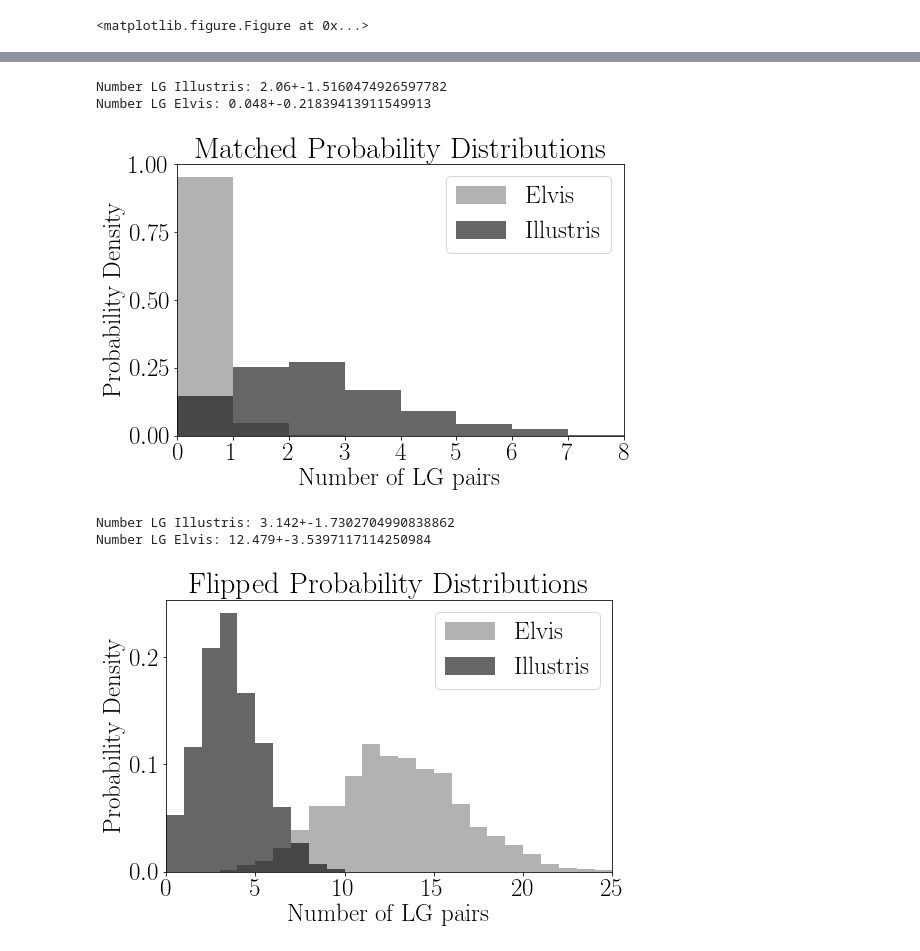
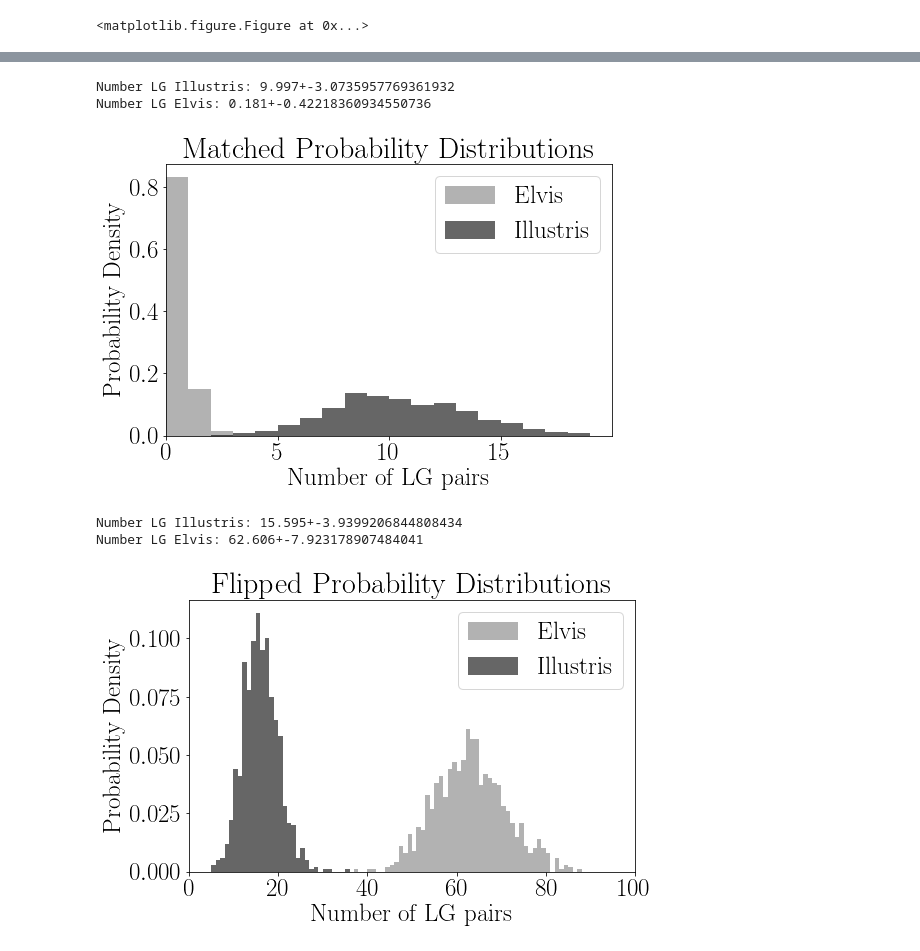
Before and after one commit to astroandes/SatelliteShapeLG, a Jupyter notebook: code/covariances.ipynb, the cells around one changed output, grey strips where cells are left out. Cells and saved outputs as stored; diff of their text form; code cells hidden in the pictures.

Commit message:
updated numbers

```diff
--- a/code/covariances.ipynb
+++ b/code/covariances.ipynb
@@ -302,37 +302,37 @@ def number_LG(sim_cov_M31, sim_mean_M31, sim_cov_MW, sim_mean_MW, obs_M31, obs_M
         n_out_swap[i] = n_LG_swap
     return {'n_LG': n_out, 'n_LG_swap': n_out_swap}
 # %%
-n_out_list_elvis_A = number_LG(cov_elvis_M31['covariance'], cov_elvis_M31['mean'],
+n_out_list_elvis = number_LG(cov_elvis_M31['covariance'], cov_elvis_M31['mean'],
              cov_elvis_MW['covariance'], cov_elvis_MW['mean'],
-             M31_obs['data_obs'], MW_obs['data_obs'], n_sample=10000)
-n_out_list_illustris_A = number_LG(cov_illustris_M31['covariance'], cov_illustris_M31['mean'],
+             M31_obs['data_obs'], MW_obs['data_obs'], n_sample=50000)
+n_out_list_illustris = number_LG(cov_illustris_M31['covariance'], cov_illustris_M31['mean'],
              cov_illustris_MW['covariance'], cov_illustris_MW['mean'],
-             M31_obs['data_obs'], MW_obs['data_obs'], n_sample=10000)
+             M31_obs['data_obs'], MW_obs['data_obs'], n_sample=50000)
 # %%
 plt.figure(figsize=(8,5))
 plt.rc('text', usetex=True,)
 plt.rc('font', family='serif', size=25)
 
-a = plt.hist(n_out_list_elvis_A['n_LG'], bins=np.arange(0,13,1),
+a = plt.hist(n_out_list_elvis['n_LG'], bins=np.arange(0,20,1),
              normed=True, label=r'Elvis', alpha=0.3, color='black')
 
-a = plt.hist(n_out_list_illustris_A['n_LG'], bins=np.arange(0,13,1),
+a = plt.hist(n_out_list_illustris['n_LG'], bins=np.arange(0,20,1),
              normed=True, label=r'Illustris', alpha=0.6, color='black')
 
 plt.legend()
 plt.xlabel('Number of LG pairs')
 plt.ylabel('Probability Density')
-a = plt.xticks(np.arange(0,14,1))
-plt.xlim([0,8])
+a = plt.xticks(np.arange(0,20,5))
+plt.xlim([0,20])
 plt.title("Matched Probability Distributions")
 
-#filename = "../paper/expected_numbers.pdf"
-#plt.savefig(filename, bbox_inches='tight')
-print("Number LG Illustris: {}+-{}".format(np.mean(n_out_list_illustris_A['n_LG']),
-                                           np.std(n_out_list_illustris_A['n_LG'])))
-print("Number LG Elvis: {}+-{}".format(np.mean(n_out_list_elvis_A['n_LG']),
-                                           np.std(n_out_list_elvis_A['n_LG'])))
+filename = "../paper/expected_numbers.pdf"
+plt.savefig(filename, bbox_inches='tight')
+print("Number LG Illustris: {}+-{}".format(np.mean(n_out_list_illustris['n_LG']),
+                                           np.std(n_out_list_illustris['n_LG'])))
+print("Number LG Elvis: {}+-{}".format(np.mean(n_out_list_elvis['n_LG']),
+                                           np.std(n_out_list_elvis['n_LG'])))
 # %% [output]
-Number LG Illustris: 2.06+-1.5160474926597782
-Number LG Elvis: 0.048+-0.21839413911549913
+Number LG Illustris: 9.997+-3.0735957769361932
+Number LG Elvis: 0.181+-0.42218360934550736
-[figure, old version]
+[figure, new version]
@@ -346,27 +339,27 @@ n_out_list_illustris_B = number_LG(cov_illustris_M31['covariance'], cov_illustri
 # %%
 plt.figure(figsize=(8,5))
 plt.rc('text', usetex=True,)
 plt.rc('font', family='serif', size=25)
 
-a = plt.hist(n_out_list_elvis_B['n_LG_swap'], bins=np.arange(0,50,1),
+a = plt.hist(n_out_list_elvis['n_LG_swap'], bins=np.arange(0,100,1),
              normed=True, label=r'Elvis', alpha=0.3, color='black')
 
-a = plt.hist(n_out_list_illustris_B['n_LG_swap'], bins=np.arange(0,50,1),
+a = plt.hist(n_out_list_illustris['n_LG_swap'], bins=np.arange(0,100,1),
              normed=True, label=r'Illustris', alpha=0.6, color='black')
 
 plt.legend()
 plt.xlabel('Number of LG pairs')
 plt.ylabel('Probability Density')
 #a = plt.xticks(np.arange(0,14,1))
-plt.xlim([0,25])
+plt.xlim([0,100])
 plt.title("Flipped Probability Distributions")
-#filename = "../paper/expected_numbers.pdf"
-#plt.savefig(filename, bbox_inches='tight')
-print("Number LG Illustris: {}+-{}".format(np.mean(n_out_list_illustris_B['n_LG_swap']),
-                                           np.std(n_out_list_illustris_B['n_LG_swap'])))
-print("Number LG Elvis: {}+-{}".format(np.mean(n_out_list_elvis_B['n_LG_swap']),
-                                           np.std(n_out_list_elvis_B['n_LG_swap'])))
+filename = "../paper/expected_numbers_flip.pdf"
+plt.savefig(filename, bbox_inches='tight')
+print("Number LG Illustris: {}+-{}".format(np.mean(n_out_list_illustris['n_LG_swap']),
+                                           np.std(n_out_list_illustris['n_LG_swap'])))
+print("Number LG Elvis: {}+-{}".format(np.mean(n_out_list_elvis['n_LG_swap']),
+                                           np.std(n_out_list_elvis['n_LG_swap'])))
 # %% [output]
-Number LG Illustris: 3.142+-1.7302704990838862
-Number LG Elvis: 12.479+-3.5397117114250984
+Number LG Illustris: 15.595+-3.9399206844808434
+Number LG Elvis: 62.606+-7.923178907484041
-[figure, old version]
+[figure, new version]
```
Also changed, not shown: parts of 5 cells of this notebook, 1 other file.
